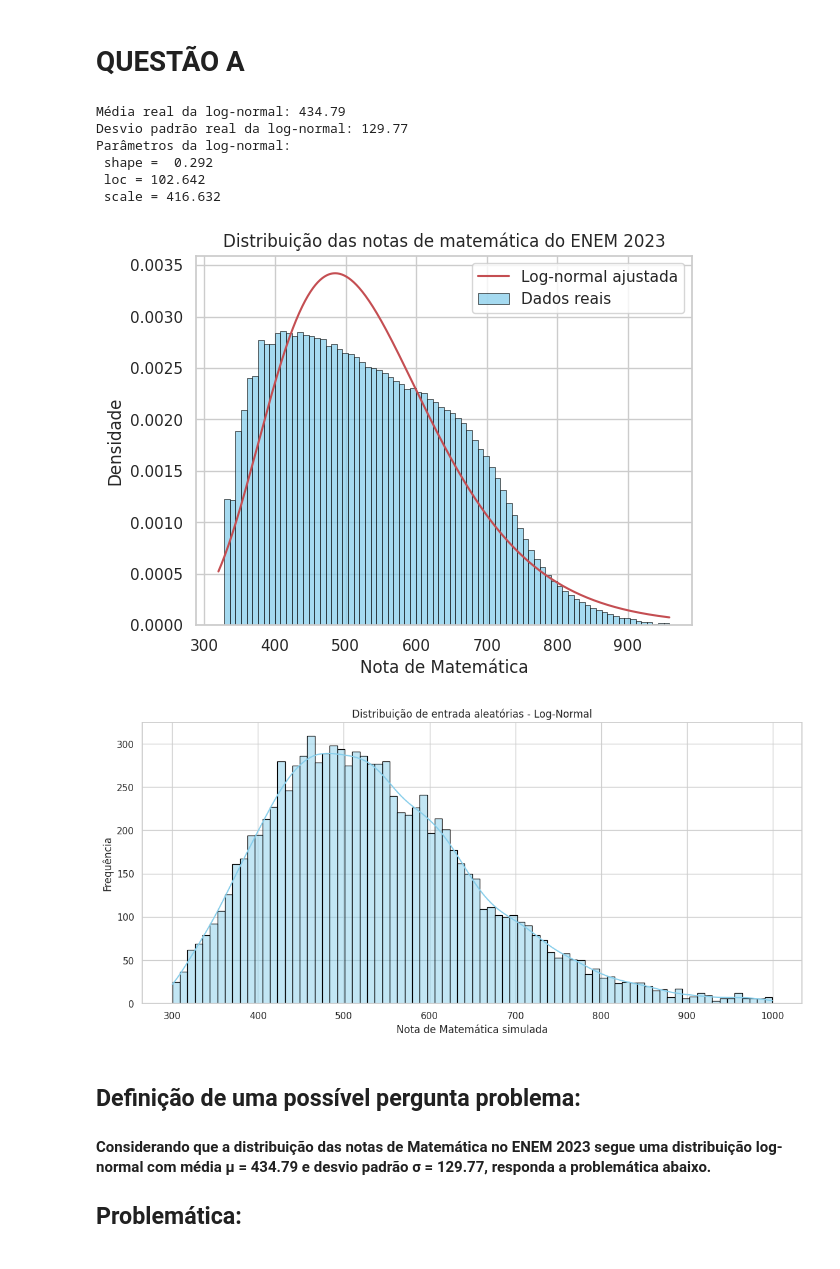
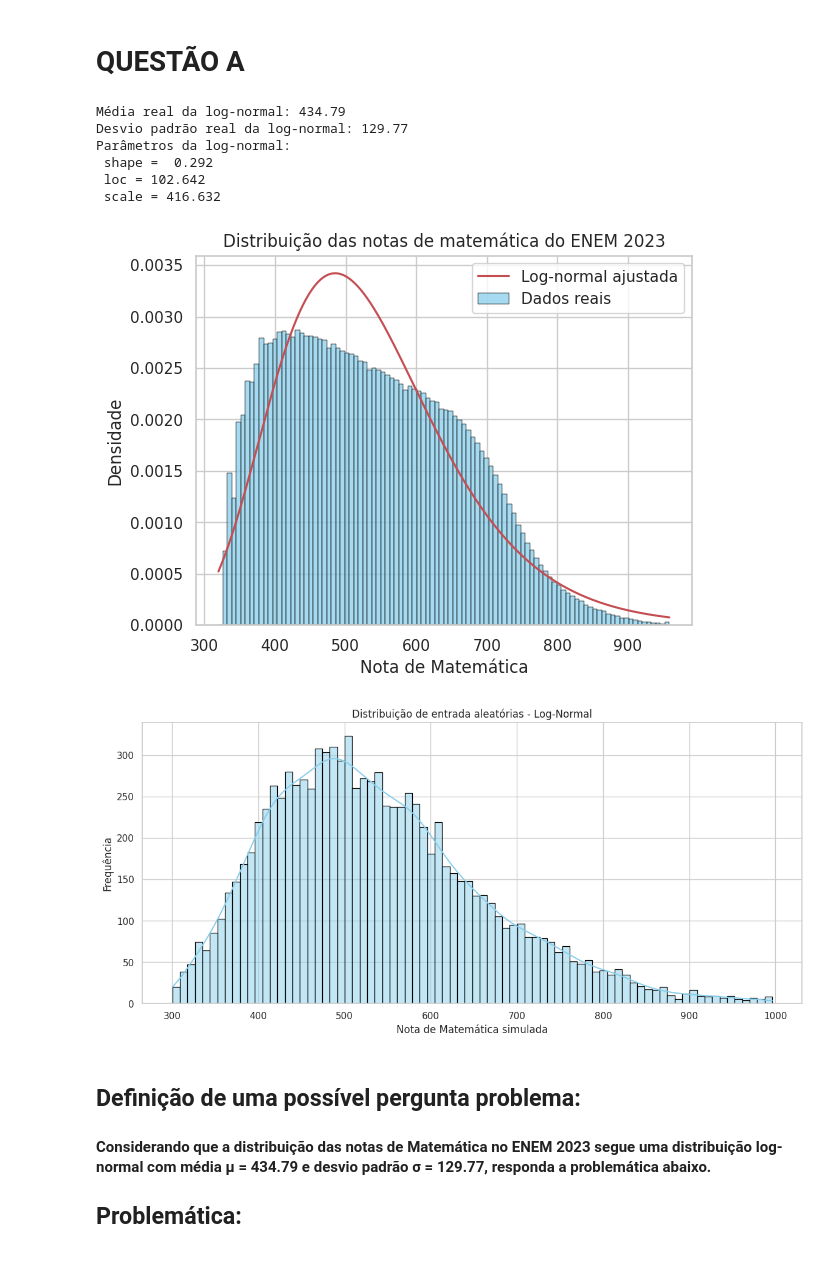
Before and after one commit to gustavo-plc/PyStatistics, a Jupyter notebook: AEDI.ipynb, the cells around one changed output. Cells and saved outputs as stored; diff of their text form; code cells hidden in the pictures.

Commit message:
Tarefa 1 da disciplina Análise Estatística de dados e informações.

```diff
--- a/AEDI.ipynb
+++ b/AEDI.ipynb
@@ -24,6 +24,7 @@ import matplotlib.pyplot as plt
 import seaborn as sns
 from scipy.stats import lognorm
 
+# Especificação do caminho do arquivo csv
 
 path = '/content/drive/MyDrive/AEDI/MICRODADOS_ENEM_2023.csv'
 
@@ -31,13 +32,11 @@ path = '/content/drive/MyDrive/AEDI/MICRODADOS_ENEM_2023.csv'
 
 enem = pd.read_csv(path, usecols=['NU_NOTA_MT'], encoding='latin1', sep=';')
 
-# Remover valores nulos, infinitos e negativos/zero para cálculo de média e desvio-padrão
+# Remover valores nulos e negativos/zero para cálculo de média e desvio-padrão
 
 dados = enem['NU_NOTA_MT']
-dados = dados.replace([np.inf, -np.inf], np.nan)  # Remove infinitos
-dados = dados.dropna()                            # Remove NaNs
-dados = dados[dados > 0]                          # valores positivos
-
+dados = dados.dropna()
+dados = dados[dados > 0]
 
 # Ajuste dos dados a uma distribuição log-normal
 shape, loc, scale = lognorm.fit(dados)
@@ -58,15 +57,13 @@ print(f"Parâmetros da log-normal: \n shape =  {round(shape, 3)}\n loc = {round(
 
 # Geração do gráfico com o valor das notas de matemática do ENEM 2023: Histograma
 
-# Histograma dos dados
-sns.histplot(dados, bins=80, stat='density', color='skyblue', edgecolor='black', label='Dados reais')
+# Histograma dos dados reais
+sns.histplot(dados, bins=100, stat='density', color='skyblue', edgecolor='black', label='Dados reais')
 
 # Gerar valores do eixo x
-x = np.linspace(min(dados), max(dados), 1000)
+x = np.linspace(min(dados), max(dados), 10000)
 
-# Curva da log-normal ajustada sobreposta ao histograma, para comparação
-
-# ajuste manual de parâmetros, se necessário
+# ajuste manual de parâmetros, para observar resposta da curva teórica (função densidade de probabilidade)
 
 shape_adj = shape*1
 
@@ -76,19 +73,15 @@ scale_adj = scale*1
 
 pdf = lognorm.pdf(x, s=shape_adj, loc=loc_adj, scale=scale_adj)
 
-# Plot da curva teórica
+# Plot da curva teórica (FDP)
 plt.plot(x, pdf, 'r-', label='Log-normal ajustada')
-
 plt.xlabel('Nota de Matemática')
 plt.ylabel('Densidade')
 plt.title('Distribuição das notas de matemática do ENEM 2023')
 plt.legend()
 plt.grid(True)
 plt.show()
-
-
 print()
-
 
 # Definição do número de simulações:
 
@@ -98,36 +91,35 @@ n_sim = 10000
 
 entradas = []
 
 entradas = lognorm.rvs(s=shape, loc=loc, scale=scale, size=n_sim)
 
 # Normalizando para o intervalo esperado
 
 min_nota_real = 300
 max_nota_real = 1000
 
 # Filtrar as entradas, mantendo apenas as que estão dentro do intervalo válido
 entradas_filtradas = entradas[(entradas >= min_nota_real) & (entradas <= max_nota_real)]
 
-
 # Geração do gráfico dos valores aleatórios seguindo uma distribuição log-normal, com a média e desvio-padrão obtidos dos dados reais.
 
 plt.figure(figsize=(14, 6))
 sns.histplot(entradas_filtradas, bins=80, kde=True, color='skyblue', edgecolor='black')
 
 plt.title('Distribuição de entrada aleatórias - Log-Normal')
 plt.xlabel('Nota de Matemática simulada')
 plt.ylabel('Frequência')
 plt.grid(True)
 plt.show()
 # %% [output]
 Média real da log-normal: 434.79
 Desvio padrão real da log-normal: 129.77
 Parâmetros da log-normal:
  shape =  0.292
  loc = 102.642
  scale = 416.632
-[figure, old version]
+[figure, new version]
-[figure, old version]
+[figure, new version]
 # %% [markdown]
 ## Definição de uma possível pergunta problema:
 
```
Also changed, not shown: parts of 2 cells of this notebook.
